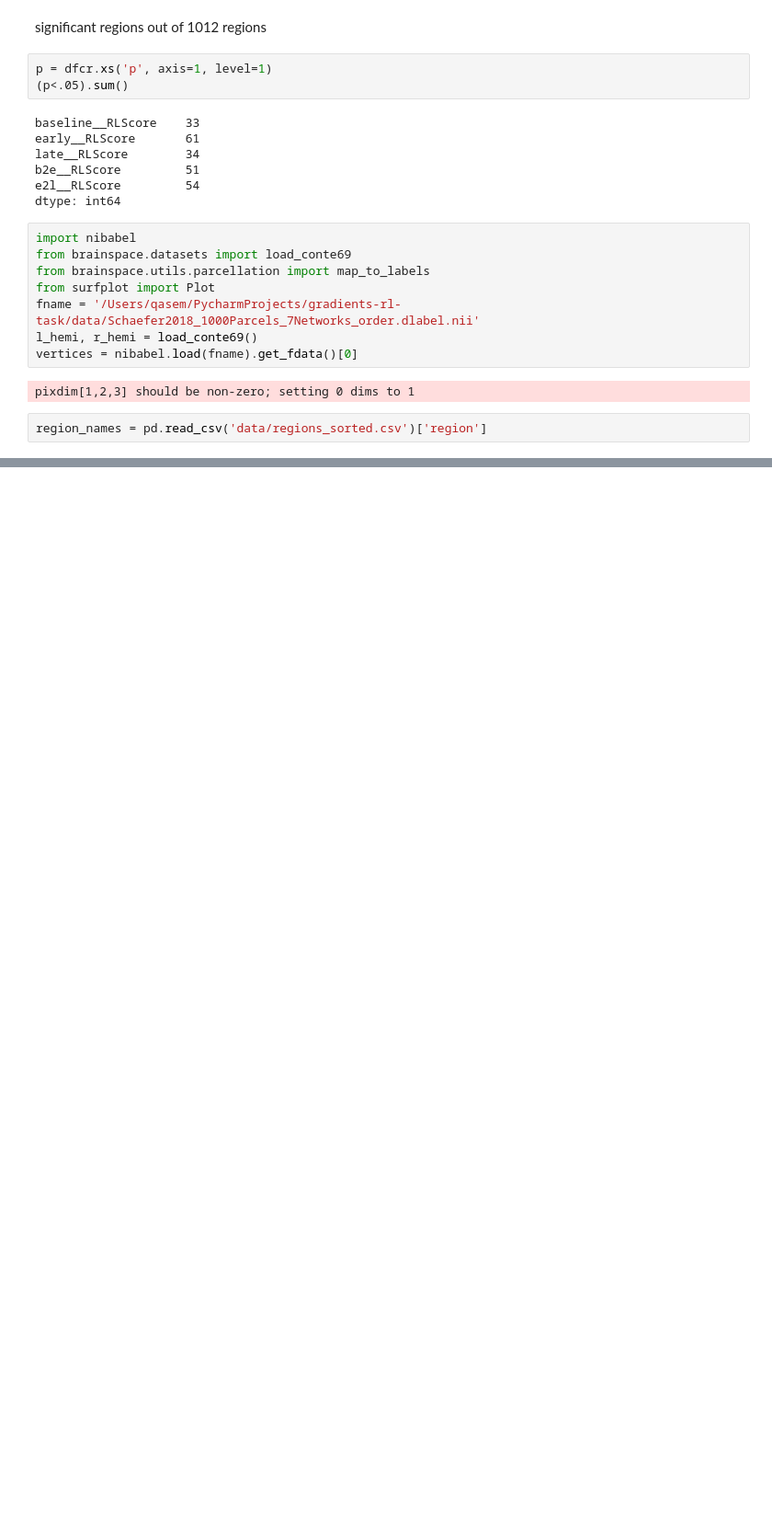
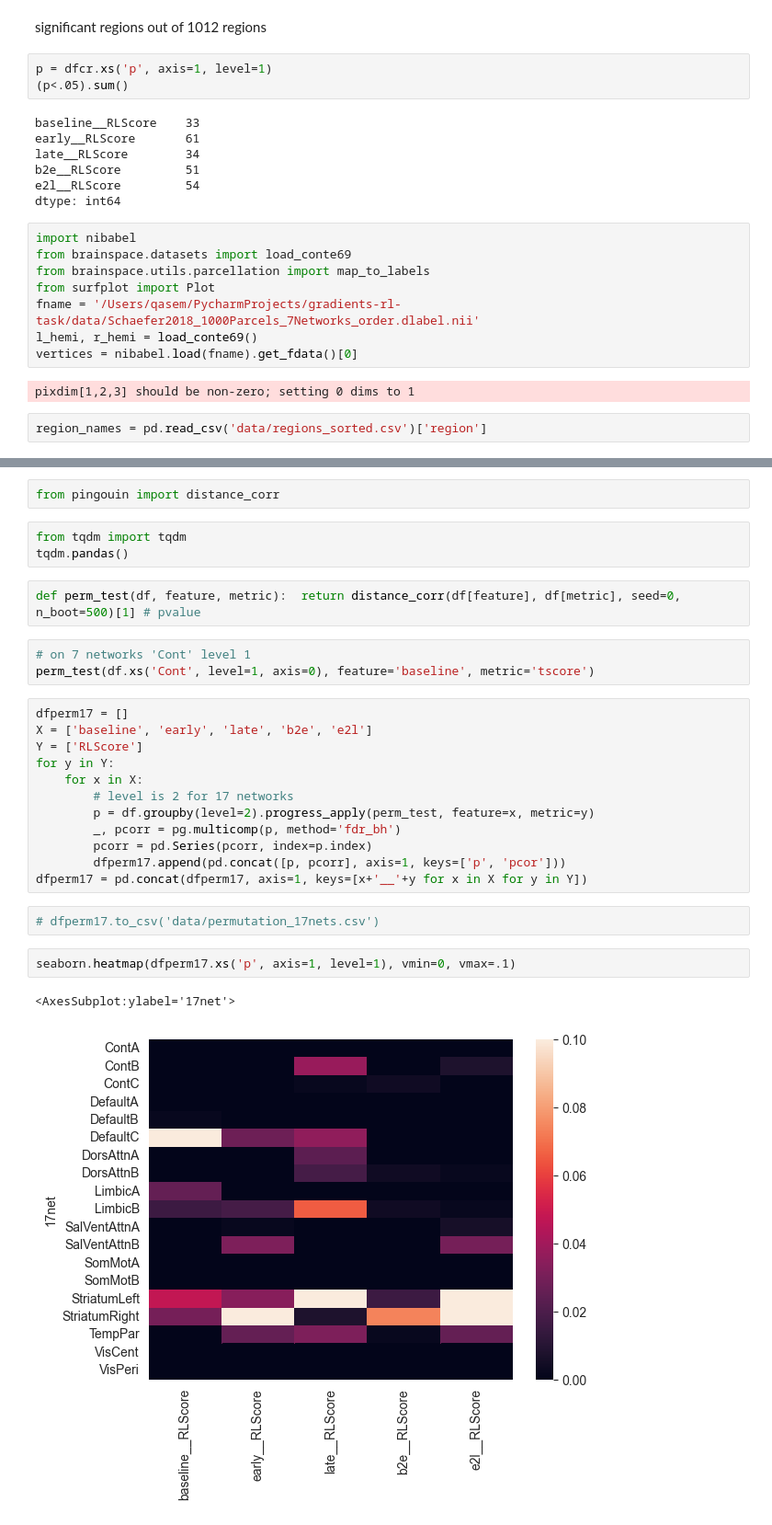
Before and after one commit to qniksefat/gradient-notebooks, a Jupyter notebook: large-manifold-nbs/5-behavior.ipynb, the cells around one changed output, grey strips where cells are left out. Shown at 92% size. Saved outputs shown, nothing was run; the diff lists cells and outputs as text; blank space fills up the shorter version.

```diff
--- a/large-manifold-nbs/5-behavior.ipynb
+++ b/large-manifold-nbs/5-behavior.ipynb
@@ -328,0 +349,29 @@ _ = p.build()
+# %%
+from pingouin import distance_corr
+# %%
+from tqdm import tqdm
+tqdm.pandas()
+# %%
+def perm_test(df, feature, metric):  return distance_corr(df[feature], df[metric], seed=0, n_boot=500)[1] # pvalue
+# %%
+# on 7 networks 'Cont' level 1
+perm_test(df.xs('Cont', level=1, axis=0), feature='baseline', metric='tscore')
+# %%
+dfperm17 = []
+X = ['baseline', 'early', 'late', 'b2e', 'e2l']
+Y = ['RLScore']
+for y in Y:
+    for x in X:
+        # level is 2 for 17 networks
+        p = df.groupby(level=2).progress_apply(perm_test, feature=x, metric=y)
+        _, pcorr = pg.multicomp(p, method='fdr_bh')
+        pcorr = pd.Series(pcorr, index=p.index)
+        dfperm17.append(pd.concat([p, pcorr], axis=1, keys=['p', 'pcor']))
+dfperm17 = pd.concat(dfperm17, axis=1, keys=[x+'__'+y for x in X for y in Y])
+# %%
+# dfperm17.to_csv('data/permutation_17nets.csv')
+# %%
+seaborn.heatmap(dfperm17.xs('p', axis=1, level=1), vmin=0, vmax=.1)
+# %% [output]
+<AxesSubplot:ylabel='17net'>
+[figure, added]
```
Also changed, not shown: parts of 26 cells of this notebook.
